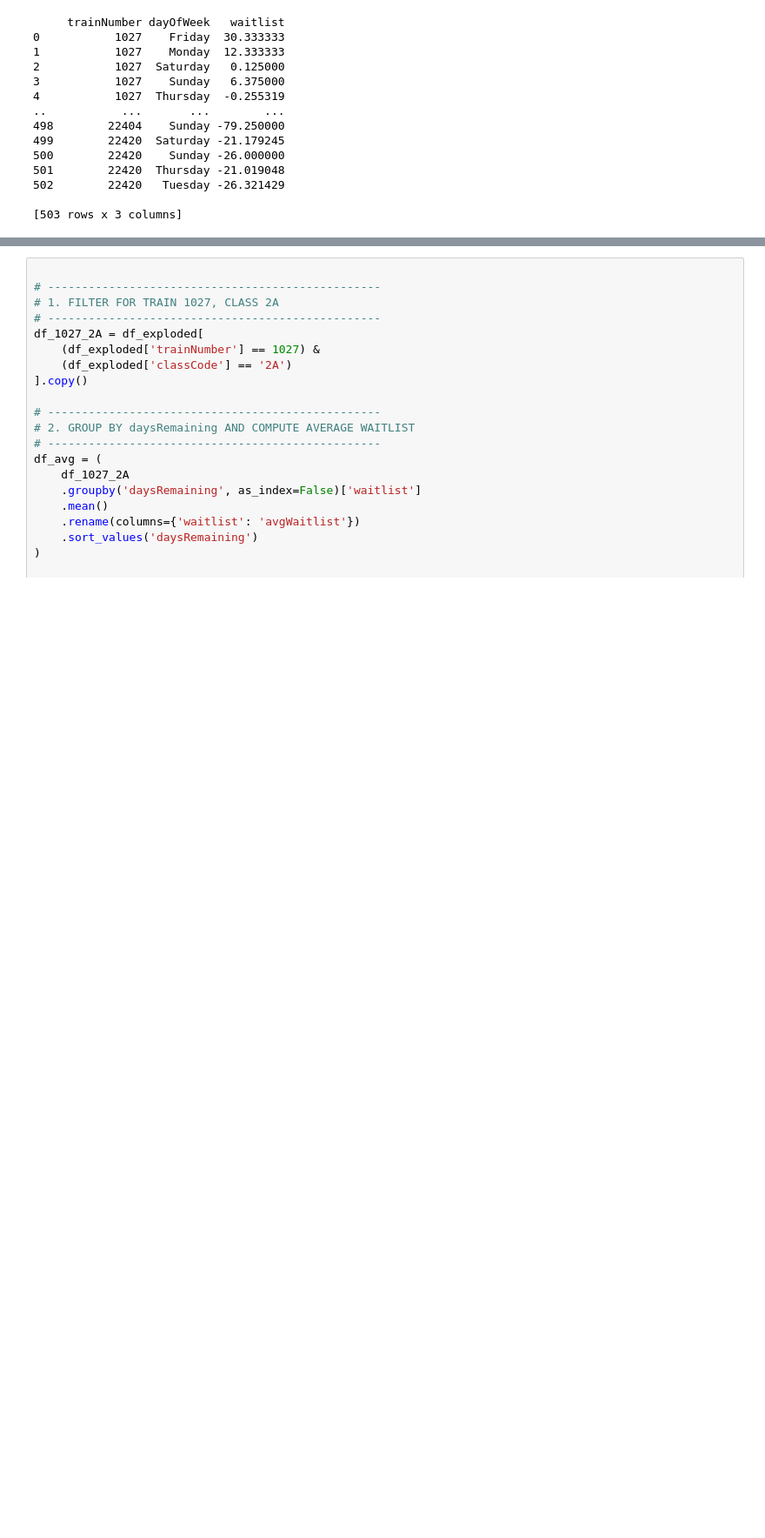
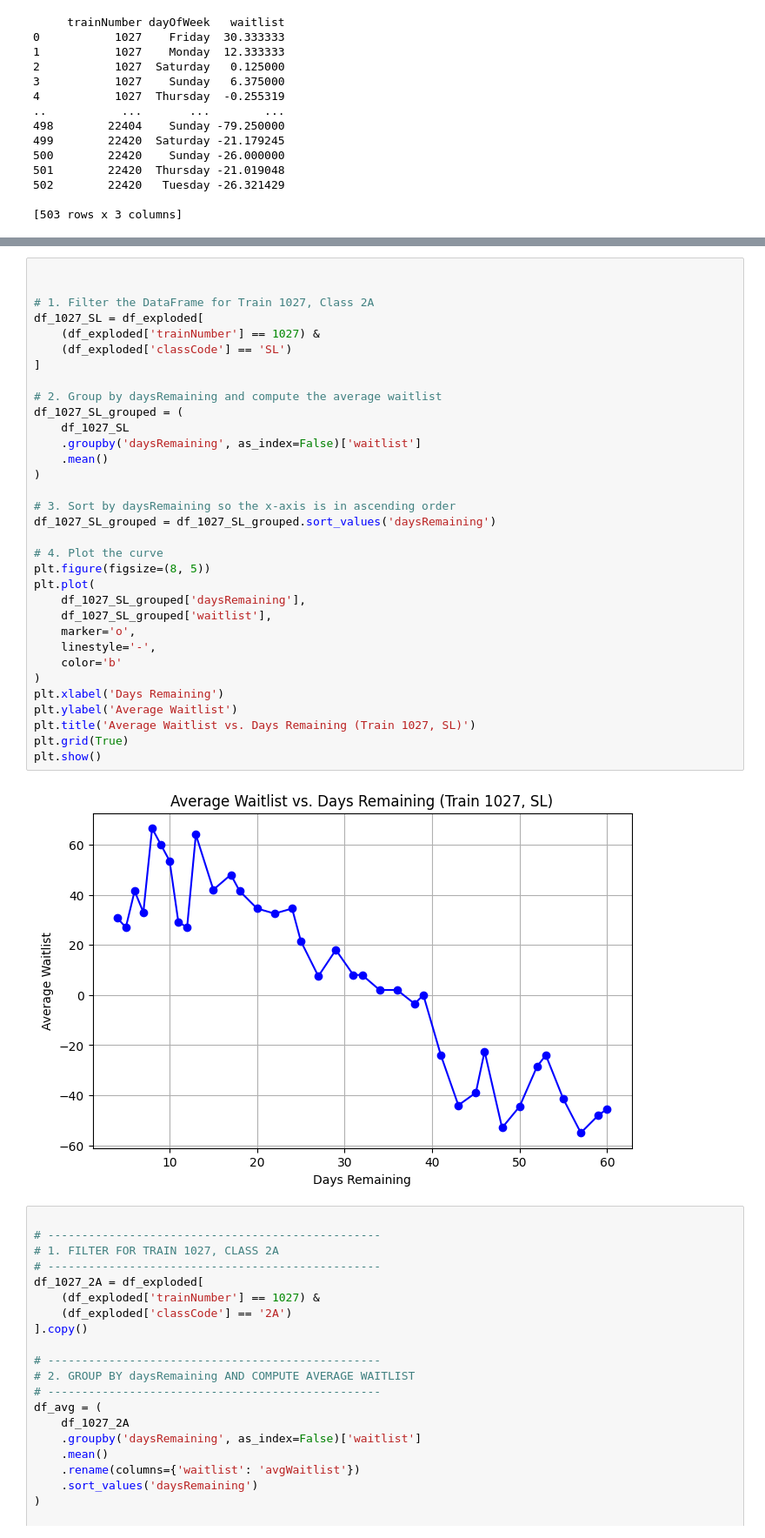
Before and after one commit to yashu1819/DPonTrain, a Jupyter notebook: TrainTripper/Processing/demand_analysis.ipynb, the cells around one changed output, grey strips where cells are left out. Shown at 87% size. Saved outputs shown, nothing was run; the diff lists cells and outputs as text; blank space fills up the shorter version.

```diff
--- a/TrainTripper/Processing/demand_analysis.ipynb
+++ b/TrainTripper/Processing/demand_analysis.ipynb
@@ -327,6 +341,41 @@ plt.grid(True)
 plt.show()
 # %% [output]
 [figure]
+# %%
+
+
+# 1. Filter the DataFrame for Train 1027, Class 2A
+df_1027_SL = df_exploded[
+    (df_exploded['trainNumber'] == 1027) &
+    (df_exploded['classCode'] == 'SL')
+]
+
+# 2. Group by daysRemaining and compute the average waitlist
+df_1027_SL_grouped = (
+    df_1027_SL
+    .groupby('daysRemaining', as_index=False)['waitlist']
+    .mean()
+)
+
+# 3. Sort by daysRemaining so the x-axis is in ascending order
+df_1027_SL_grouped = df_1027_SL_grouped.sort_values('daysRemaining')
+
+# 4. Plot the curve
+plt.figure(figsize=(8, 5))
+plt.plot(
+    df_1027_SL_grouped['daysRemaining'],
+    df_1027_SL_grouped['waitlist'],
+    marker='o',
+    linestyle='-',
+    color='b'
+)
+plt.xlabel('Days Remaining')
+plt.ylabel('Average Waitlist')
+plt.title('Average Waitlist vs. Days Remaining (Train 1027, SL)')
+plt.grid(True)
+plt.show()
+# %% [output]
+[figure, added]
 # %%
 
 # -------------------------------------------------
```
Also changed, not shown: parts of 9 cells of this notebook, 4 other files.
